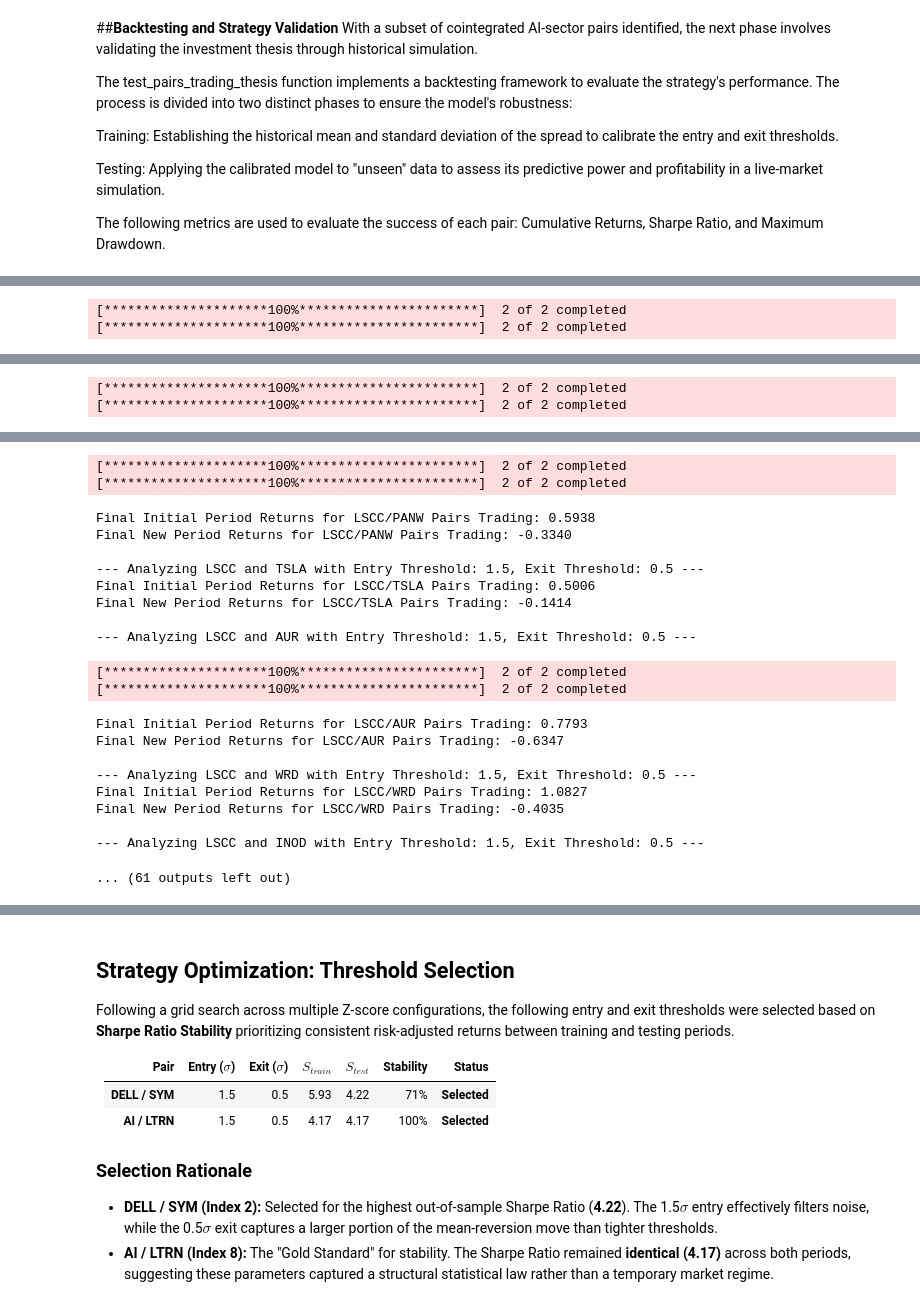
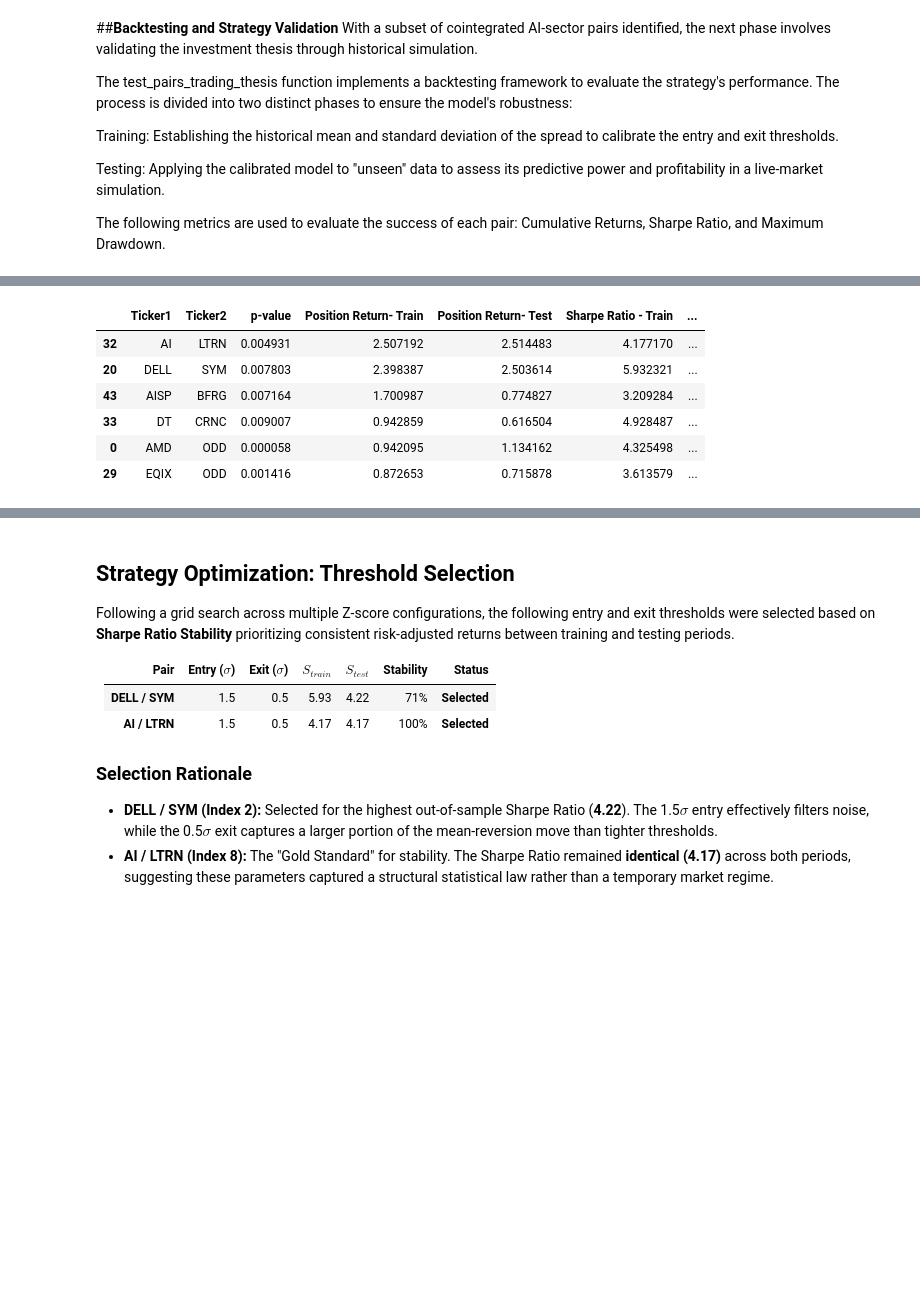
Before and after one commit to GadiSap/Statistical-Arbitrage-Backtester, a Jupyter notebook: AI_Sector_Statistical_Arbitrage_Framework.ipynb, the cells around one changed output, grey strips where cells are left out. Saved outputs shown, nothing was run; the diff lists cells and outputs as text; code cells hidden in the pictures; blank space fills up the shorter version.

```diff
--- a/AI_Sector_Statistical_Arbitrage_Framework.ipynb
+++ b/AI_Sector_Statistical_Arbitrage_Framework.ipynb
@@ -419,7 +418,7 @@ def test_pairs_trading_thesis(df, ticker1, ticker2, coint_pvalue, coint_score, e
            coint_pvalue, coint_score, num_entry_trades_training, num_entry_trades_testing, \
            sharpe_ratio_training, max_drawdown_training, sharpe_ratio_testing, max_drawdown_testing
 # %%
-all_pair_results = [] # Initialize an empty list to store results for all cointegrated pairs
+all_pair_results = [] # Initialize an empty list to store results for all cointegrated stock pairs, their p-values, and scores
 
 # Loop through each identified cointegrated stock pair
 for pair_data in stock_pairs: # Unpack the tuple containing ticker names, p-value, and cointegration score
@@ -434,36 +433,48 @@ for pair_data in stock_pairs: # Unpack the tuple containing ticker names, p-valu
                               coint_pvalue=pvalue, coint_score=score)
 
     # Print the final returns for the initial (training) and new (testing) periods if available
-    if initial_ret is not None:
-        print(f"Final Initial Period Returns for {ticker1}/{ticker2} Pairs Trading: {initial_ret:.4f}")
-    if new_ret is not None:
-        print(f"Final New Period Returns for {ticker1}/{ticker2} Pairs Trading: {new_ret:.4f}")
+    # if initial_ret is not None:
+    #     print(f"Final Initial Period Returns for {ticker1}/{ticker2} Pairs Trading: {initial_ret:.4f}")
+    # if new_ret is not None:
+    #     print(f"Final New Period Returns for {ticker1}/{ticker2} Pairs Trading: {new_ret:.4f}")
 
     # Append the results for the current pair as a dictionary to the 'all_pair_results' list
     all_pair_results.append({
         'Ticker1': ticker1,
         'Ticker2': ticker2,
         'p-value': coint_pvalue_returned,
-        'Cointegration Score': coint_score_returned,
-        'Ticker 1 Return- Train': ret_tick1_train,
-        'Ticker 2 Return- Train': ret_tick2_train,
+       # 'Cointegration Score': coint_score_returned,
         'Position Return- Train': initial_ret,
+        'Position Return- Test': new_ret,
         'Sharpe Ratio - Train': sharpe_ratio_training,
+        'Sharpe Ratio - Test': sharpe_ratio_testing,
         'Max Drawdown - Train': max_drawdown_training,
-        'Ticker 1 Return- Test': ret_tick1_test,
-        'Ticker 2 Return- Test': ret_tick2_test,
-        'Position Return- Test': new_ret,
-        'Sharpe Ratio - Test': sharpe_ratio_testing,
         'Max Drawdown - Test': max_drawdown_testing,
-        'Entry Trades (Train)': num_entry_trades_initial,
-        'Entry Trades (Test)': num_entry_trades_new
+        'Entry Trades - Train': num_entry_trades_initial,
+        'Entry Trades - Test': num_entry_trades_new
+        # 'Ticker 1 Return- Train': ret_tick1_train,
+       # 'Ticker 1 Return- Test': ret_tick1_test,
+         # 'Ticker 2 Return- Train': ret_tick2_train,
+        #'Ticker 2 Return- Test': ret_tick2_test,
     })
 
 # Create a Pandas DataFrame from the 'all_pair_results' list
 # This is done once after the loop for efficiency.
-df_results1 = pd.DataFrame(all_pair_results)
+df_pair_results = pd.DataFrame(all_pair_results)
 
-# Sort the DataFrame by 'Position Return- Train' in descending order and display the top 10 rows
-# This helps in identifying the best performing pairs during the training period.
-df_results1.sort_values(by='Position Return- Train', ascending=False).head(10)
+# Filter the DataFrame based on the specified criteria
+filtered_df = df_pair_results[
+    (df_pair_results['Position Return- Train'] > 0.5) &
+    (df_pair_results['Sharpe Ratio - Train'] > 1) &
+    (df_pair_results['Entry Trades - Train'] > 5) &
+    (df_pair_results['Max Drawdown - Train'] > -0.5) &
+    (df_pair_results['Position Return- Test'] > 0.5) &
+    (df_pair_results['Sharpe Ratio - Test'] > 1) &
+    (df_pair_results['Entry Trades - Test'] > 5) &
+    (df_pair_results['Max Drawdown - Test'] > -0.5)
+]
+
+# Sort the filtered DataFrame by 'Position Return- Train' in descending order and display the top rows
+# This helps in identifying the best performing pairs that meet the criteria.
+filtered_df.sort_values(by='Position Return- Train', ascending=False).head(20)
 # %% [output]
@@ -487,2 +480,0 @@ Final New Period Returns for ARM/EQIX Pairs Trading: -0.3516
-[*********************100%***********************]  2 of 2 completed
-[*********************100%***********************]  2 of 2 completed
@@ -497,2 +480,0 @@ Final New Period Returns for LSCC/STX Pairs Trading: -0.5324
-[*********************100%***********************]  2 of 2 completed
-[*********************100%***********************]  2 of 2 completed
@@ -507,24 +481,10 @@ Final New Period Returns for LSCC/CRWD Pairs Trading: -0.3925
-[*********************100%***********************]  2 of 2 completed
-[*********************100%***********************]  2 of 2 completed
-Final Initial Period Returns for LSCC/PANW Pairs Trading: 0.5938
-Final New Period Returns for LSCC/PANW Pairs Trading: -0.3340
-
---- Analyzing LSCC and TSLA with Entry Threshold: 1.5, Exit Threshold: 0.5 ---
-Final Initial Period Returns for LSCC/TSLA Pairs Trading: 0.5006
-Final New Period Returns for LSCC/TSLA Pairs Trading: -0.1414
-
---- Analyzing LSCC and AUR with Entry Threshold: 1.5, Exit Threshold: 0.5 ---
-[*********************100%***********************]  2 of 2 completed
-[*********************100%***********************]  2 of 2 completed
-Final Initial Period Returns for LSCC/AUR Pairs Trading: 0.7793
-Final New Period Returns for LSCC/AUR Pairs Trading: -0.6347
-
---- Analyzing LSCC and WRD with Entry Threshold: 1.5, Exit Threshold: 0.5 ---
-Final Initial Period Returns for LSCC/WRD Pairs Trading: 1.0827
-Final New Period Returns for LSCC/WRD Pairs Trading: -0.4035
-
---- Analyzing LSCC and INOD with Entry Threshold: 1.5, Exit Threshold: 0.5 ---
-... (61 outputs left out)
+|  | Ticker1 | Ticker2 | p-value | Position Return- Train | Position Return- Test | Sharpe Ratio - Train | ... |
+| 32 | AI | LTRN | 0.004931 | 2.507192 | 2.514483 | 4.177170 | ... |
+| 20 | DELL | SYM | 0.007803 | 2.398387 | 2.503614 | 5.932321 | ... |
+| 43 | AISP | BFRG | 0.007164 | 1.700987 | 0.774827 | 3.209284 | ... |
+| 33 | DT | CRNC | 0.009007 | 0.942859 | 0.616504 | 4.928487 | ... |
+| 0 | AMD | ODD | 0.000058 | 0.942095 | 1.134162 | 4.325498 | ... |
+| 29 | EQIX | ODD | 0.001416 | 0.872653 | 0.715878 | 3.613579 | ... |
 # %% [markdown]
 #**Strategy Optimization and Parameter Tuning**
 Once a candidate pair is selected based on its cointegration strength, the model undergoes a parameter optimization phase. The goal is to refine the entry and exit thresholds (the Z-scores) to maximize risk-adjusted returns while ensuring the strategy remains robust across different market regimes.
```
Also changed, not shown: parts of 10 cells of this notebook.
